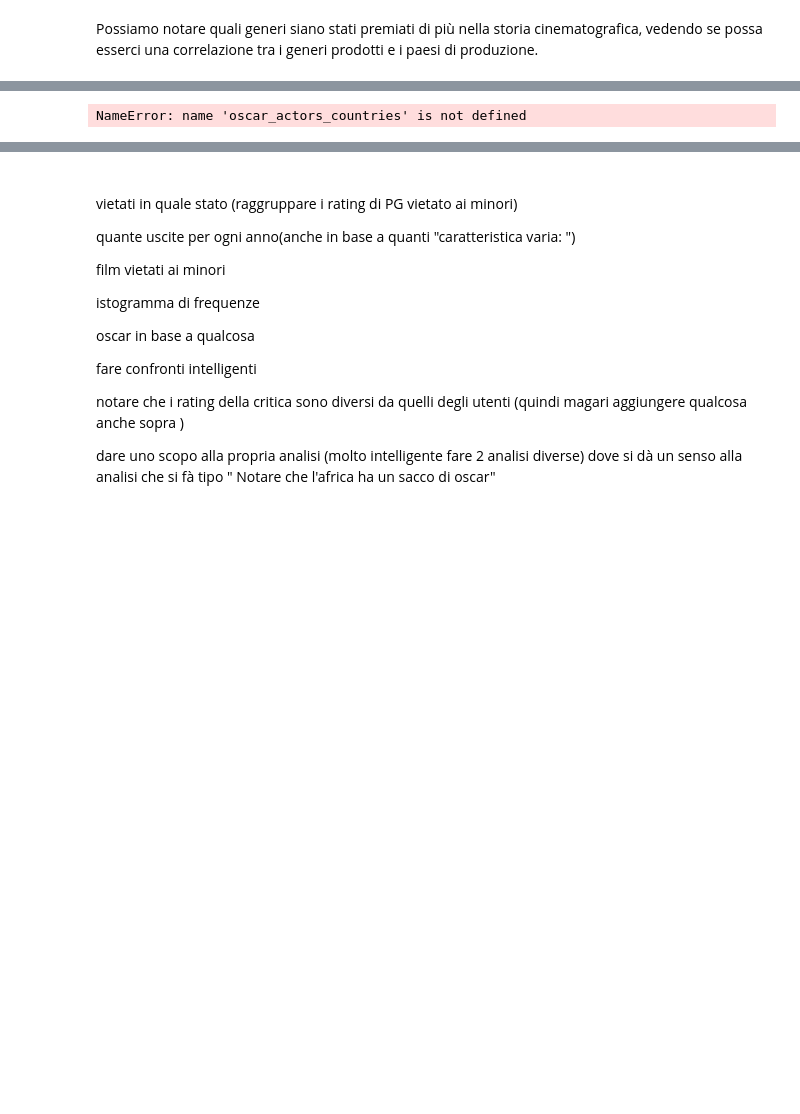
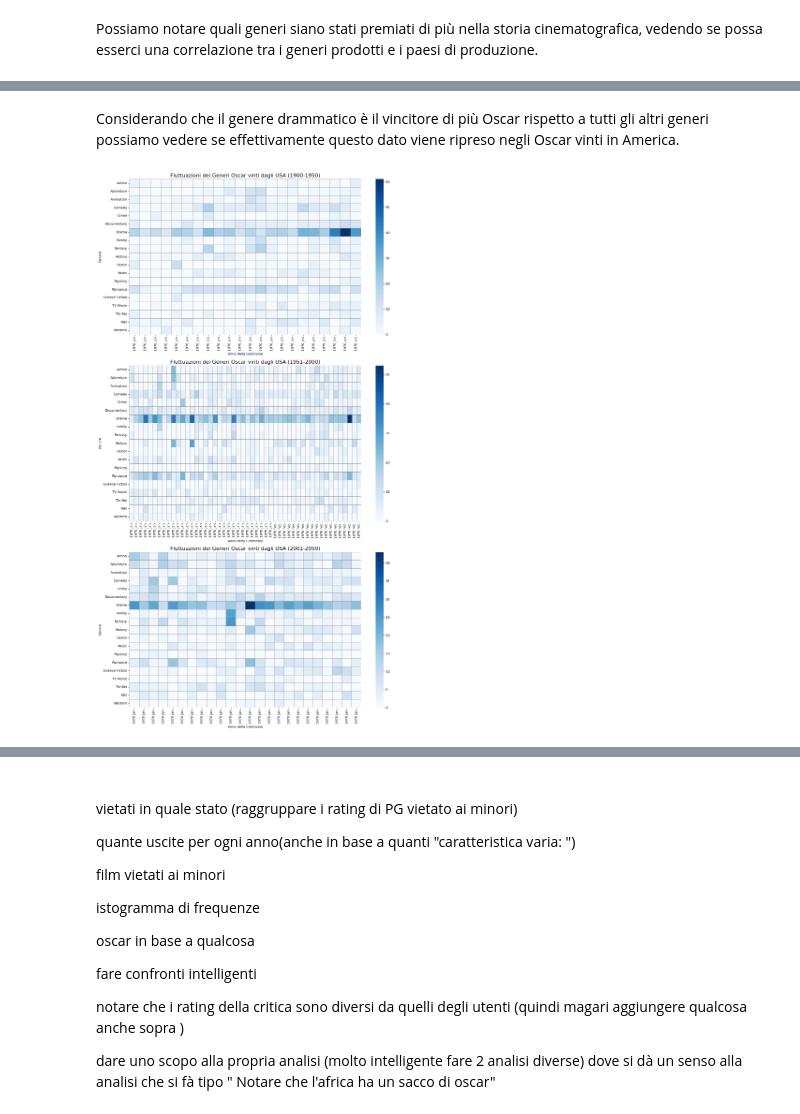
Before and after one commit to GabrieBu/freshcarrots, a Jupyter notebook: ium_Notebook/Cleaning.ipynb, the cells around one changed output, grey strips where cells are left out. Saved outputs shown, nothing was run; the diff lists cells and outputs as text; code cells hidden in the pictures; blank space fills up the shorter version.

Commit message:
To the end of Oscar Analysis

```diff
--- a/ium_Notebook/Cleaning.ipynb
+++ b/ium_Notebook/Cleaning.ipynb
@@ -956,19 +866,29 @@ Name: 0, dtype: object
-# %%
-oscar_count_per_country = (
-    oscar_actors_countries.groupby('country')['winner']
-    .count()
-    .reset_index()
-    .rename(columns={'winner': 'oscar_wins'})
-)
-
-# Unisci i dati dei film di successo con gli Oscar
-final_data = pd.merge(successful_movies_per_country, oscar_count_per_country, on='country', how='left')
-final_data = final_data.fillna(0)  # Sostituisci i NaN con 0 per i paesi senza Oscar
-
-# Ordina i risultati
-final_data = final_data.sort_values(by='oscar_wins', ascending=False)
-
-# Visualizza i primi 10 paesi
-print(final_data.head(10))
-# %% [output]
-NameError: name 'oscar_actors_countries' is not defined
+# %% [markdown]
+Considerando che il genere drammatico è il vincitore di più Oscar rispetto a tutti gli altri generi possiamo vedere se effettivamente questo dato viene ripreso negli Oscar vinti in America.
+# %%
+oscars_usa_with_genres = oscars_winners[oscars_winners['country'] == 'USA'].merge(df_genres, left_on="id", right_on="id_film", how="left")
+oscar_per_genre_year = oscars_usa_with_genres.groupby(['year_ceremony', 'genre']).size().reset_index(name='oscar_count')
+
+pivot_table = oscar_per_genre_year.pivot(index='year_ceremony', columns='genre', values='oscar_count').fillna(0)
+
+periods = [(1900, 1950), (1951, 2000), (2001, 2050)]  # Periodi 50 anni
+fig, axes = plt.subplots(len(periods), 1, figsize=(14, 8 * len(periods)))
+
+#in modo da creare una heatmap per ogni periodo
+for i, (start_year, end_year) in enumerate(periods):
+    period_data = pivot_table[(pivot_table.index.year >= start_year) & (pivot_table.index.year <= end_year)]
+
+    sns.heatmap(period_data.T, cmap='Blues', linewidths=0.5, linecolor='gray', annot=False, ax=axes[i])
+
+    axes[i].set_title(f'Fluttuazioni dei Generi Oscar vinti dagli USA ({start_year}-{end_year})', fontsize=16)
+    axes[i].set_xlabel('Anno della Cerimonia')
+    axes[i].set_ylabel('Genere')
+
+    # Formattiamo le etichette dell'asse x per mostrare solo l'anno NON CAPISCO PERCHE ROMPA TUTTO QUESTA LINEA
+    axes[i].xaxis.set_major_formatter(DateFormatter('%Y %b'))
+
+# Mostriamo il grafico
+plt.tight_layout()
+plt.show()
+# %% [output]
+[figure, added]
```
Also changed, not shown: parts of 16 cells of this notebook.
